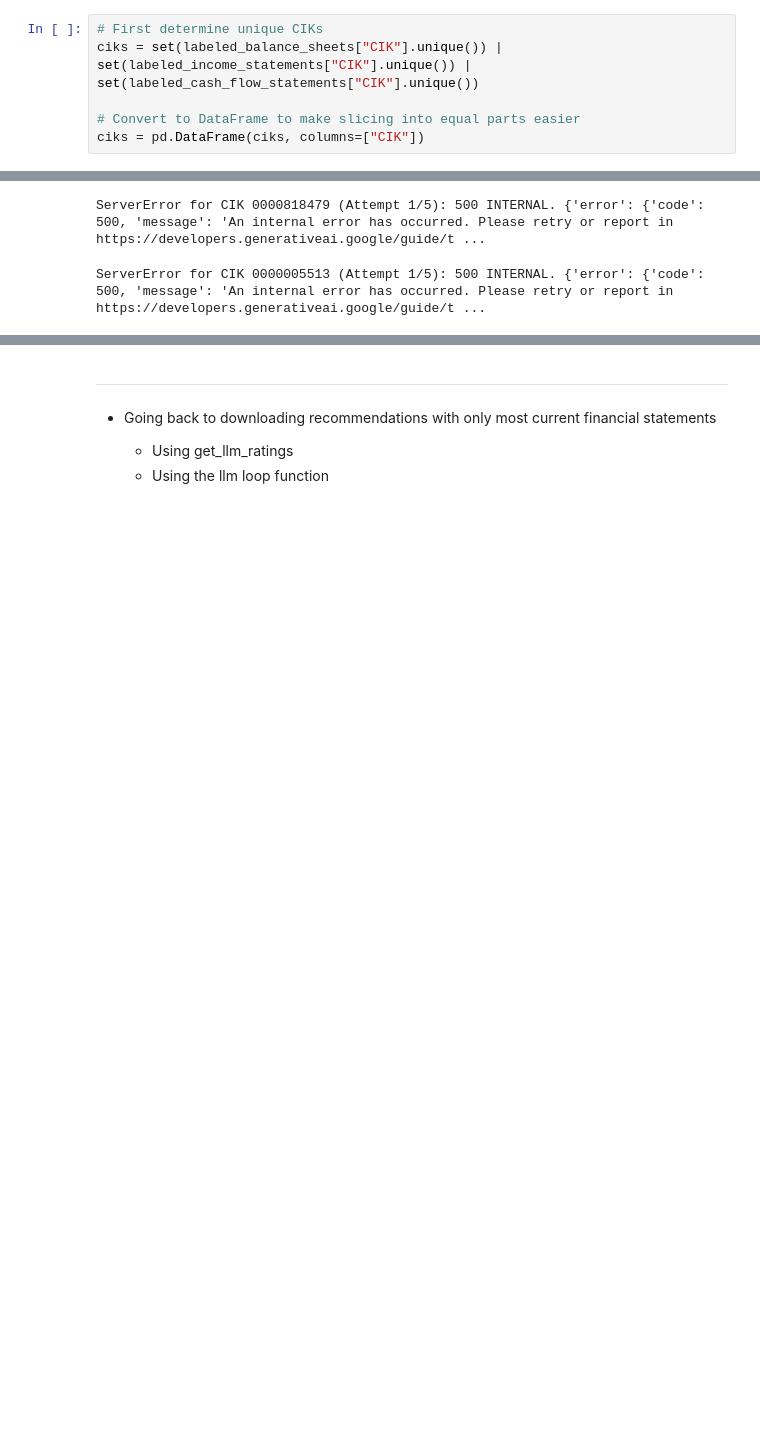
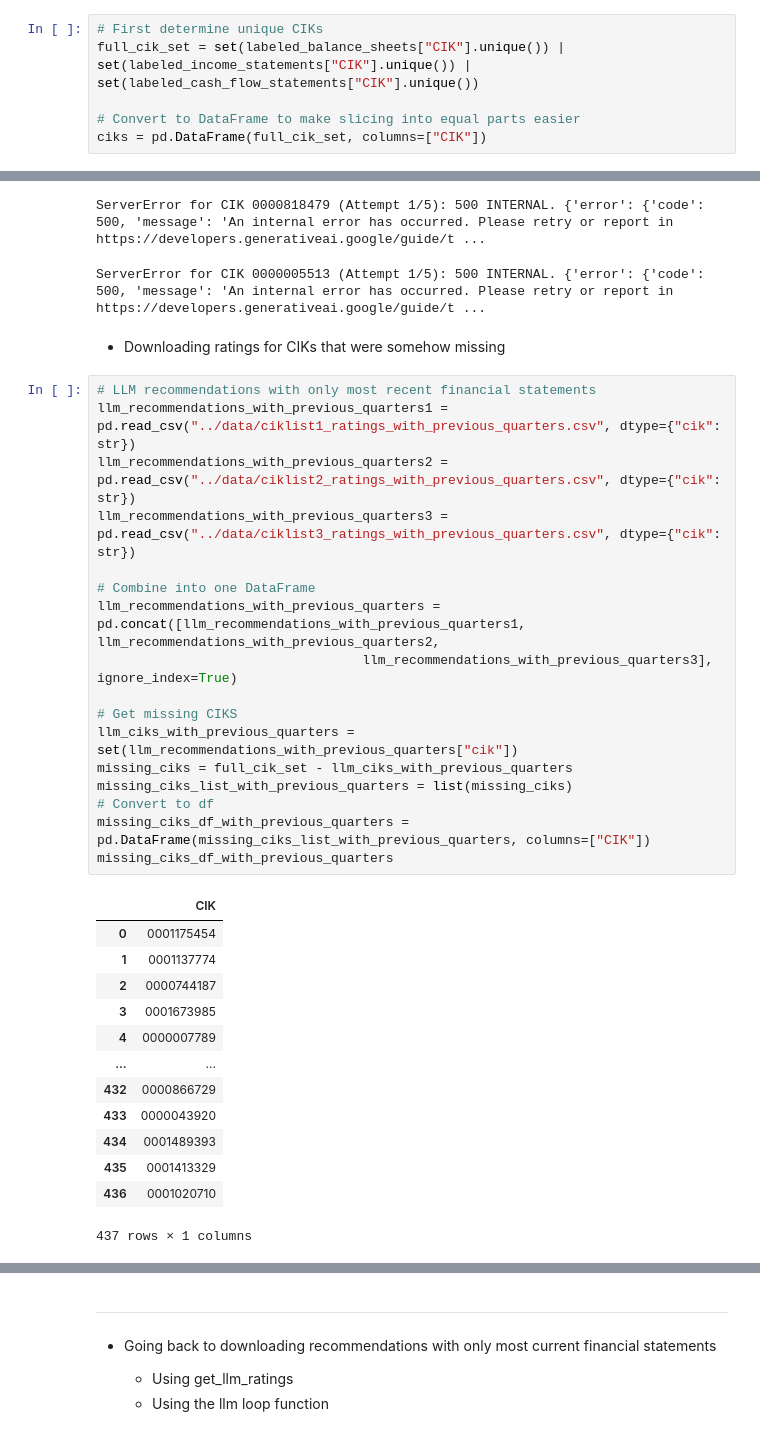
Before and after one commit to benherz/Masterarbeit, a Jupyter notebook: code/gemini_llm_recommendations.ipynb, the cells around one changed output, grey strips where cells are left out. Cells and saved outputs as stored; diff of their text form; blank space fills up the shorter version.

```diff
--- a/code/gemini_llm_recommendations.ipynb
+++ b/code/gemini_llm_recommendations.ipynb
@@ -807,7 +826,7 @@ def llm_ratings_loop(
 - Finally, I can use this function to loop over all company CIKs
 # %%
 # First determine unique CIKs
-ciks = set(labeled_balance_sheets["CIK"].unique()) | set(labeled_income_statements["CIK"].unique()) | set(labeled_cash_flow_statements["CIK"].unique())
+full_cik_set = set(labeled_balance_sheets["CIK"].unique()) | set(labeled_income_statements["CIK"].unique()) | set(labeled_cash_flow_statements["CIK"].unique())
 
 # Convert to DataFrame to make slicing into equal parts easier
-ciks = pd.DataFrame(ciks, columns=["CIK"])
+ciks = pd.DataFrame(full_cik_set, columns=["CIK"])
@@ -985,3 +915,36 @@ ServerError for CIK 0000103730 (Attempt 1/5): 500 INTERNAL. {'error': {'code': 5
 ServerError for CIK 0001057706 (Attempt 1/5): 500 INTERNAL. {'error': {'code': 500, 'message': 'An internal error has occurred. Please retry or report in https://developers.generativeai.google/guide/t ...
 ServerError for CIK 0000818479 (Attempt 1/5): 500 INTERNAL. {'error': {'code': 500, 'message': 'An internal error has occurred. Please retry or report in https://developers.generativeai.google/guide/t ...
 ServerError for CIK 0000005513 (Attempt 1/5): 500 INTERNAL. {'error': {'code': 500, 'message': 'An internal error has occurred. Please retry or report in https://developers.generativeai.google/guide/t ...
+# %% [markdown]
+- Downloading ratings for CIKs that were somehow missing
+# %%
+# LLM recommendations with only most recent financial statements
+llm_recommendations_with_previous_quarters1 = pd.read_csv("../data/ciklist1_ratings_with_previous_quarters.csv", dtype={"cik": str})
+llm_recommendations_with_previous_quarters2 = pd.read_csv("../data/ciklist2_ratings_with_previous_quarters.csv", dtype={"cik": str})
+llm_recommendations_with_previous_quarters3 = pd.read_csv("../data/ciklist3_ratings_with_previous_quarters.csv", dtype={"cik": str})
+
+# Combine into one DataFrame
+llm_recommendations_with_previous_quarters = pd.concat([llm_recommendations_with_previous_quarters1, llm_recommendations_with_previous_quarters2,
+                                  llm_recommendations_with_previous_quarters3], ignore_index=True)
+
+# Get missing CIKS
+llm_ciks_with_previous_quarters = set(llm_recommendations_with_previous_quarters["cik"])
+missing_ciks = full_cik_set - llm_ciks_with_previous_quarters
+missing_ciks_list_with_previous_quarters = list(missing_ciks)
+# Convert to df
+missing_ciks_df_with_previous_quarters = pd.DataFrame(missing_ciks_list_with_previous_quarters, columns=["CIK"])
+missing_ciks_df_with_previous_quarters
+# %% [output]
+|  | CIK |
+| 0 | 0001175454 |
+| 1 | 0001137774 |
+| 2 | 0000744187 |
+| 3 | 0001673985 |
+| 4 | 0000007789 |
+| ... | ... |
+| 432 | 0000866729 |
+| 433 | 0000043920 |
+| 434 | 0001489393 |
+| 435 | 0001413329 |
+| 436 | 0001020710 |
+437 rows × 1 columns
```
Also changed, not shown: parts of 15 cells of this notebook, 7 other files.
